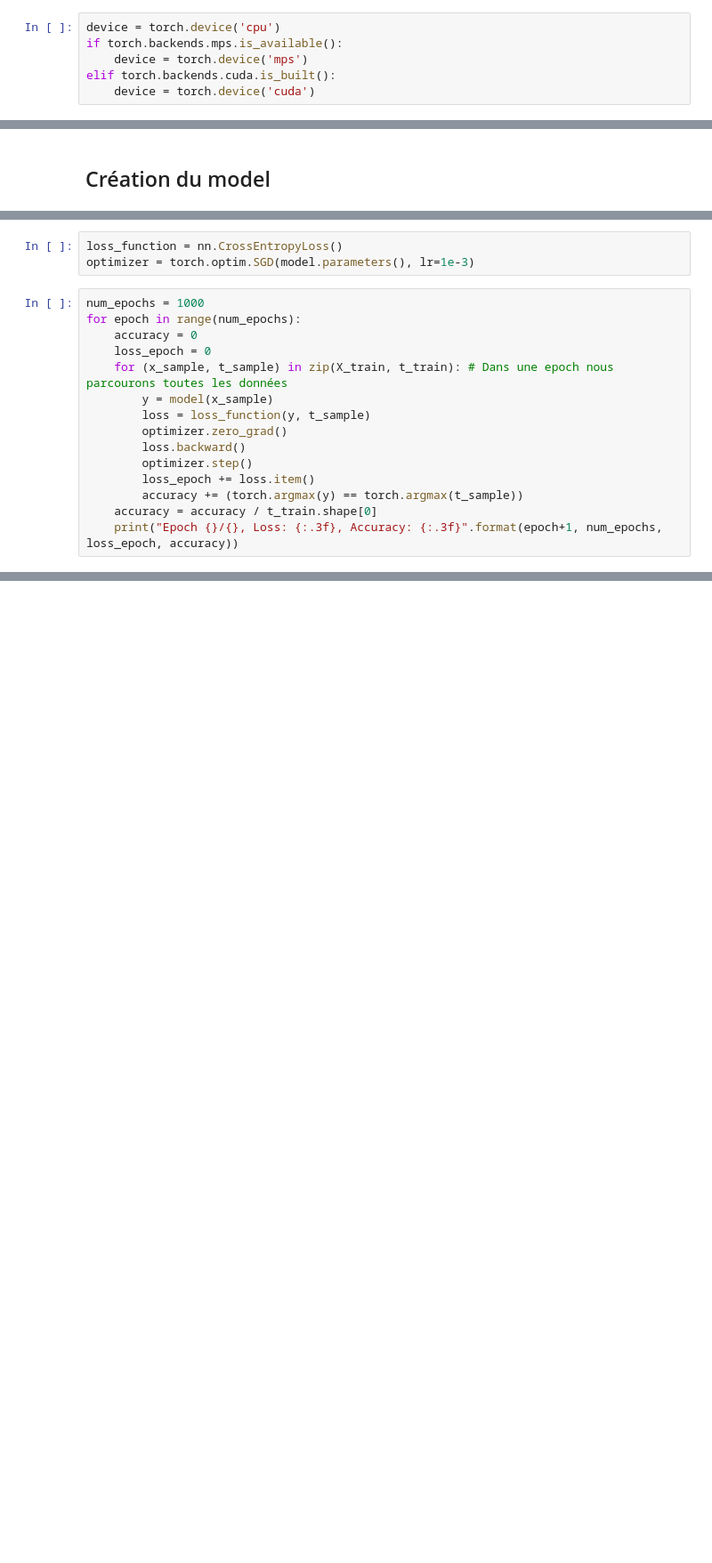
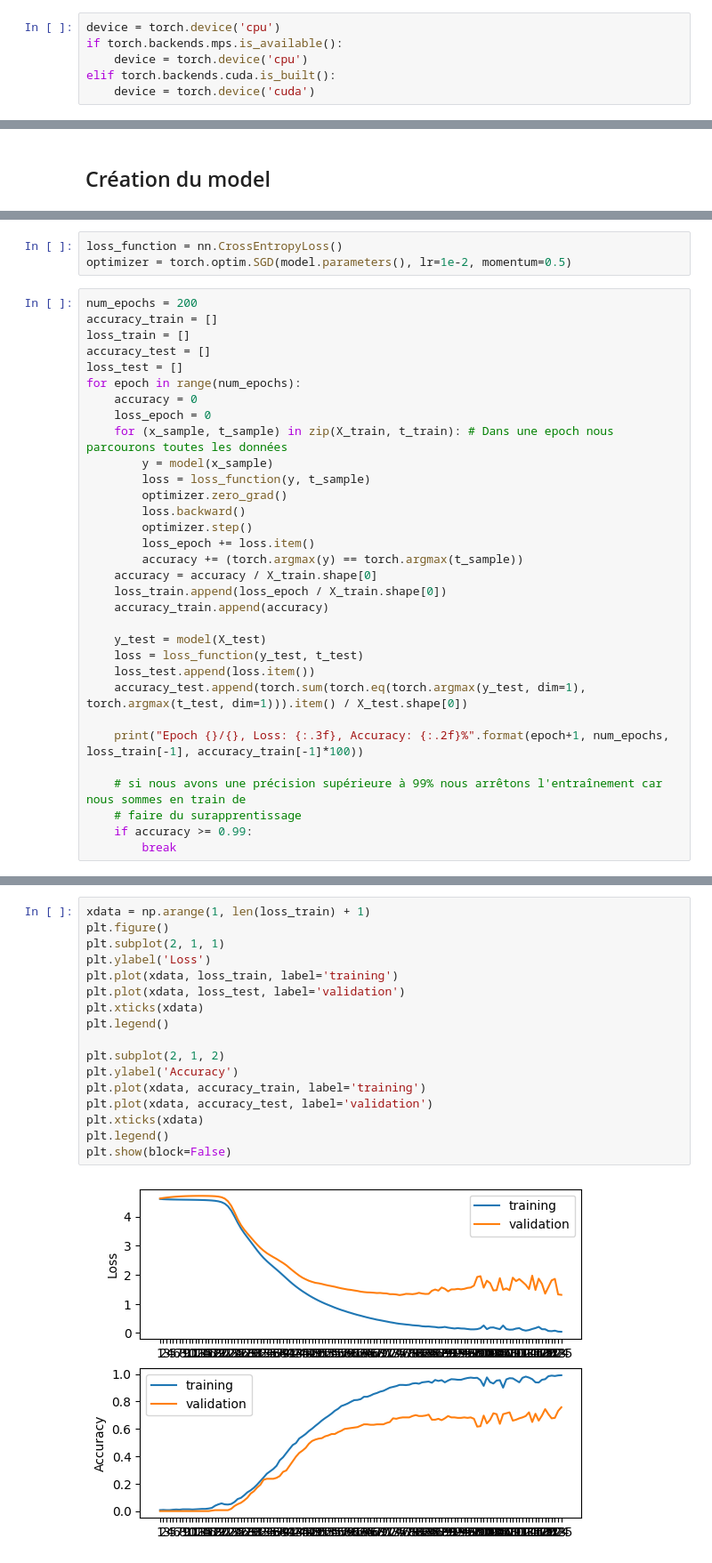
Before and after one commit to Alexandre-Leclercq/technique_apprentissage_projet, a Jupyter notebook: notebook/MLP_PyTorch.ipynb, the cells around one changed output, grey strips where cells are left out. Shown at 89% size. Drawn from its saved outputs; the diff is of its cells as text; blank space fills up the shorter version.

Commit message:
Implement a general version of MLP and plot the evolution of the training

```diff
--- a/notebook/MLP_PyTorch.ipynb
+++ b/notebook/MLP_PyTorch.ipynb
@@ -28,7 +28,7 @@ for i in range(species.size):
 # %%
 device = torch.device('cpu')
 if torch.backends.mps.is_available():
-    device = torch.device('mps')
+    device = torch.device('cpu')
 elif torch.backends.cuda.is_built():
     device = torch.device('cuda')
 # %%
@@ -52,8 +62,12 @@ model = nn.Sequential(
 # %%
 loss_function = nn.CrossEntropyLoss()
-optimizer = torch.optim.SGD(model.parameters(), lr=1e-3)
+optimizer = torch.optim.SGD(model.parameters(), lr=1e-2, momentum=0.5)
 # %%
-num_epochs = 1000
+num_epochs = 200
+accuracy_train = []
+loss_train = []
+accuracy_test = []
+loss_test = []
 for epoch in range(num_epochs):
     accuracy = 0
     loss_epoch = 0
@@ -65,5 +79,18 @@ for epoch in range(num_epochs):
         optimizer.step()
         loss_epoch += loss.item()
         accuracy += (torch.argmax(y) == torch.argmax(t_sample))
-    accuracy = accuracy / t_train.shape[0]
-    print("Epoch {}/{}, Loss: {:.3f}, Accuracy: {:.3f}".format(epoch+1, num_epochs, loss_epoch, accuracy))
+    accuracy = accuracy / X_train.shape[0]
+    loss_train.append(loss_epoch / X_train.shape[0])
+    accuracy_train.append(accuracy)
+
+    y_test = model(X_test)
+    loss = loss_function(y_test, t_test)
+    loss_test.append(loss.item())
+    accuracy_test.append(torch.sum(torch.eq(torch.argmax(y_test, dim=1), torch.argmax(t_test, dim=1))).item() / X_test.shape[0])
+
+    print("Epoch {}/{}, Loss: {:.3f}, Accuracy: {:.2f}%".format(epoch+1, num_epochs, loss_train[-1], accuracy_train[-1]*100))
+
+    # si nous avons une précision supérieure à 99% nous arrêtons l'entraînement car nous sommes en train de
+    # faire du surapprentissage
+    if accuracy >= 0.99:
+        break
@@ -98,0 +97,19 @@ tensor([13., 13., 13.,  ..., 13., 13., 13.])
+# %%
+xdata = np.arange(1, len(loss_train) + 1)
+plt.figure()
+plt.subplot(2, 1, 1)
+plt.ylabel('Loss')
+plt.plot(xdata, loss_train, label='training')
+plt.plot(xdata, loss_test, label='validation')
+plt.xticks(xdata)
+plt.legend()
+
+plt.subplot(2, 1, 2)
+plt.ylabel('Accuracy')
+plt.plot(xdata, accuracy_train, label='training')
+plt.plot(xdata, accuracy_test, label='validation')
+plt.xticks(xdata)
+plt.legend()
+plt.show(block=False)
+# %% [output]
+[figure, added]
```
Also changed, not shown: parts of 7 cells of this notebook.
